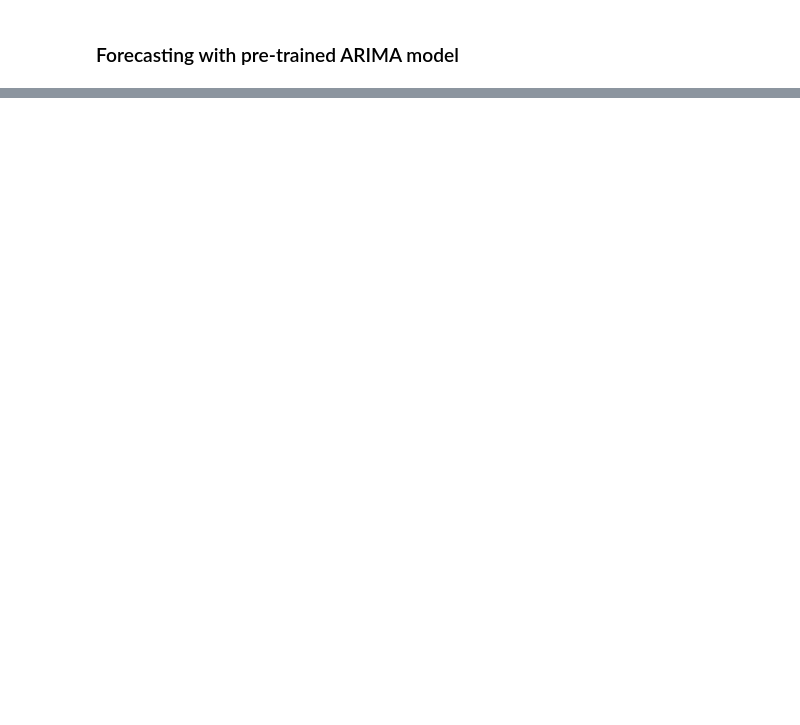
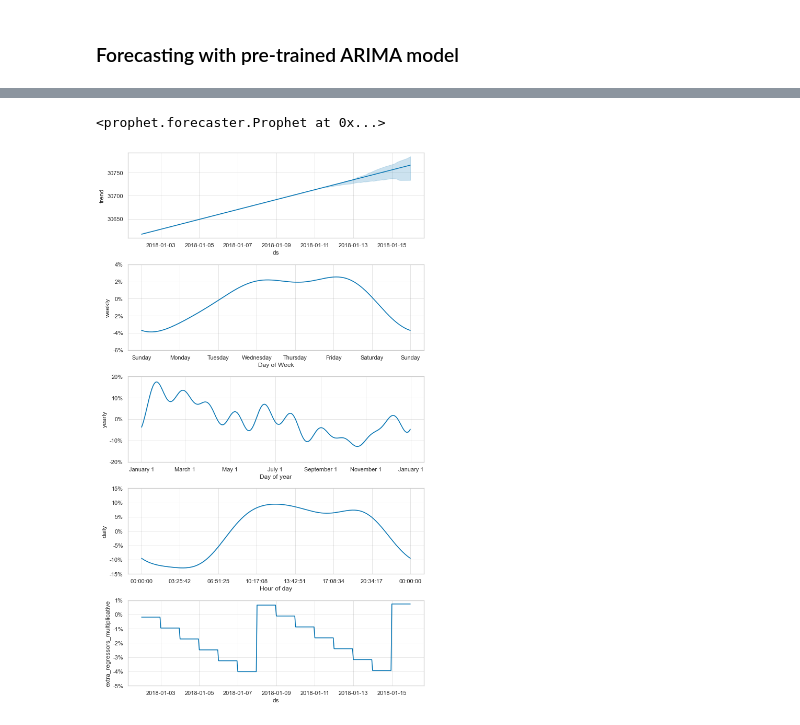
Before and after one commit to mendyhsu/Capstone, a Jupyter notebook: Modeling.ipynb, the cells around one changed output, grey strips where cells are left out. Cells and saved outputs as stored; diff of their text form; code cells hidden in the pictures; blank space fills up the shorter version.

```diff
--- a/Modeling.ipynb
+++ b/Modeling.ipynb
@@ -713,0 +767,38 @@ plt.show()
+# %%
+model = Prophet(seasonality_mode='multiplicative', daily_seasonality=True)
+model.add_regressor('quarter')
+model.add_regressor('dayofweek')
+model.add_regressor('month')
+model.add_regressor('AvgTrend')
+model.add_regressor('dayofweek')
+model.add_regressor('weekofyear')
+model.fit(dfPh_train)
+# %% [output]
+<prophet.forecaster.Prophet at 0x...>
+# %%
+# Python
+import itertools
+# import numpy as np
+# import pandas as pd
+
+param_grid = {
+    'changepoint_prior_scale': [0.001, 0.01, 0.1, 0.5],
+    'seasonality_prior_scale': [0.01, 0.1, 1.0, 10.0],
+}
+
+# Generate all combinations of parameters
+all_params = [dict(zip(param_grid.keys(), v)) for v in itertools.product(*param_grid.values())]
+rmses = []  # Store the RMSEs for each params here
+
+# Use cross validation to evaluate all parameters
+for params in all_params:
+    model = Prophet(**params)
+    model.fit(df)  # Fit model with given params
+    df_cv = cross_validation(model, cutoffs=cutoffs, horizon='30 days', parallel="processes")
+    df_p = performance_metrics(df_cv, rolling_window=1)
+    rmses.append(df_p['rmse'].values[0])
+
+# Find the best parameters
+tuning_results = pd.DataFrame(all_params)
+tuning_results['rmse'] = rmses
+print(tuning_results)
@@ -713,0 +807,5 @@ plt.show()
+# %%
+forcasts = model.predict(dfPh_test)
+fig2 = model.plot_components(forcasts)
+# %% [output]
+[figure, added]
```
Also changed, not shown: parts of 21 cells of this notebook, 2 other files.
